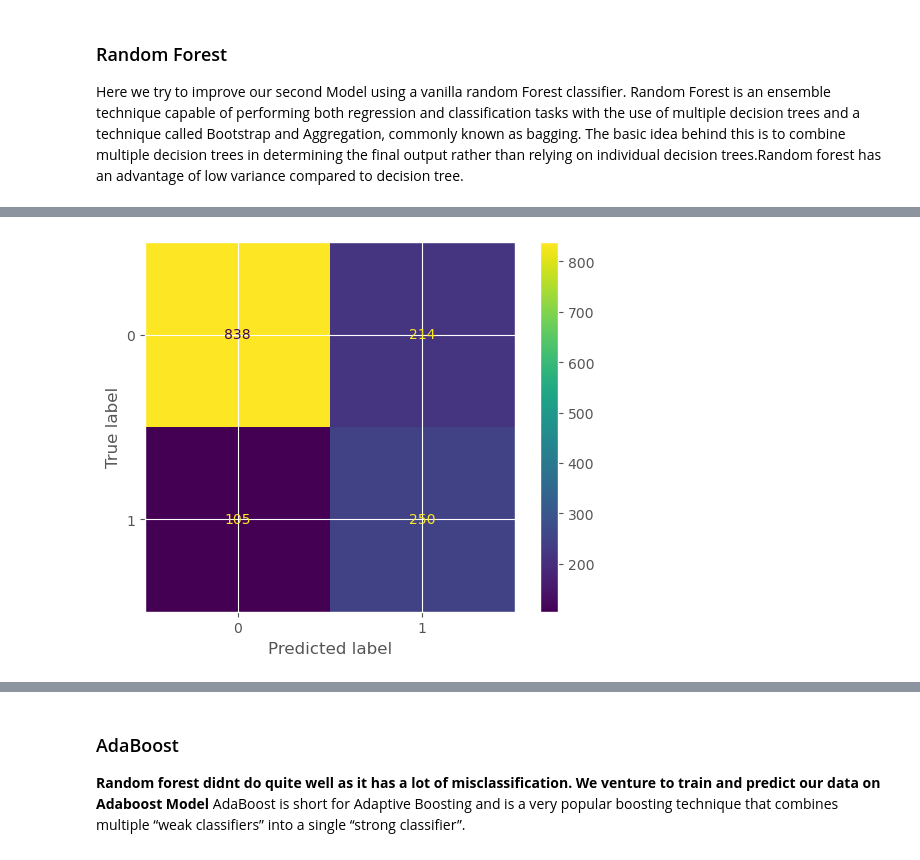
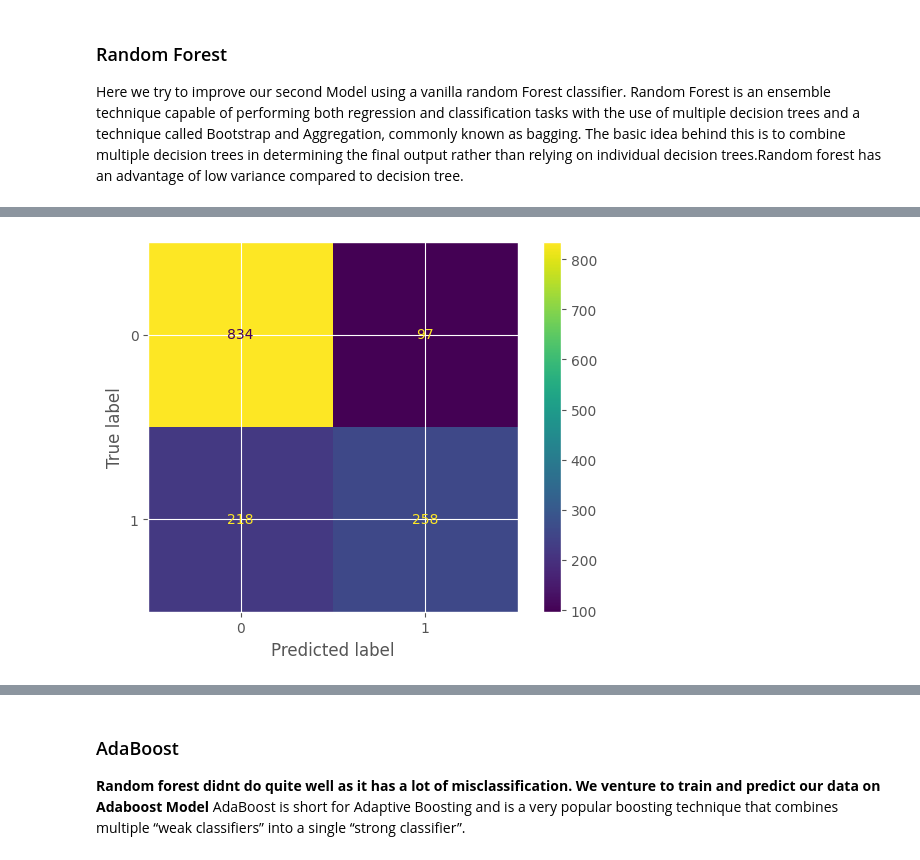
Before and after one commit to penina26/Customer-churn-prediction, a Jupyter notebook: index.ipynb, the cells around one changed output, grey strips where cells are left out. Cells and saved outputs as stored; diff of their text form; code cells hidden in the pictures.

```diff
--- a/index.ipynb
+++ b/index.ipynb
@@ -816,8 +820,8 @@ weighted avg       0.80      0.77      0.78      1407
 # %%
 #get the performance of the model using by plotting the confusion metrix
-plot_confusion_matrix(rf, X_test, y_test);
+ConfusionMatrixDisplay.from_predictions(preds, y_test);
 # %% [output]
-[figure, old version]
+[figure, new version]
 # %%
 # Compute the false positive rate, true positive rate and thresholds
 fpr, tpr, thresholds = roc_curve(y_test, preds)
```
Also changed, not shown: parts of 33 cells of this notebook, 13 other files.
